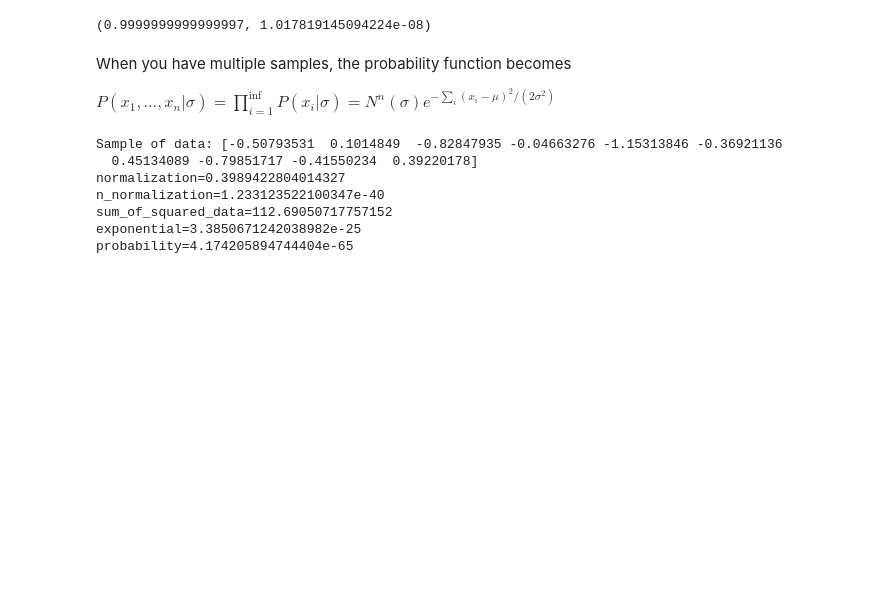
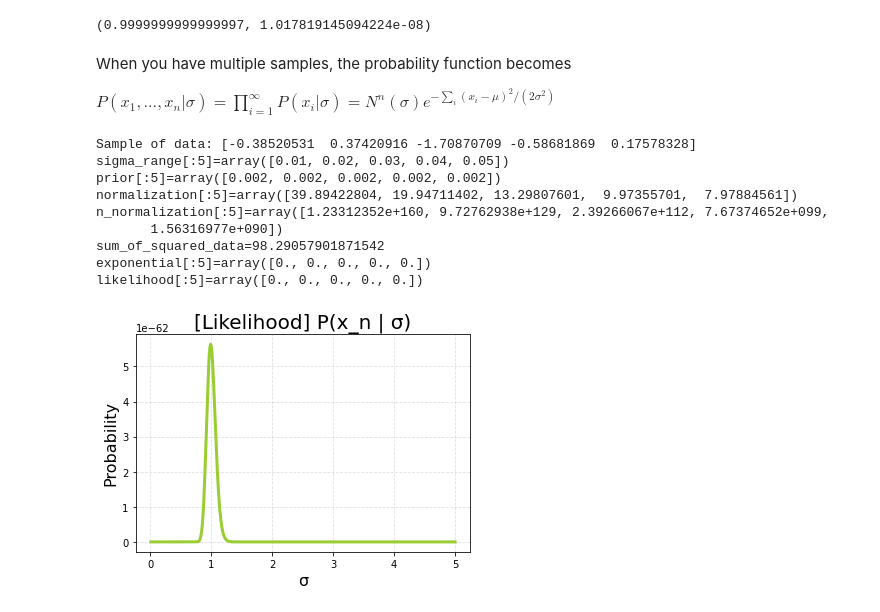
Before and after one commit to r-hensley/phys_250, a Jupyter notebook: HW/bayesian_inference.ipynb, the cells around one changed output. Saved outputs shown, nothing was run; the diff lists cells and outputs as text; code cells hidden in the pictures; blank space fills up the shorter version.

```diff
--- a/HW/bayesian_inference.ipynb
+++ b/HW/bayesian_inference.ipynb
@@ -46,37 +46,68 @@ print(integrate.quad(gaussian, -np.inf, np.inf))
 # %% [markdown]
 When you have multiple samples, the probability function becomes
 
-$ P(x_1, ..., x_n|\sigma) = \prod^{\inf}_{i=1} P(x_i|\sigma)=N^n(\sigma) e^{-\sum_i (x_i-\mu)^2/(2 \sigma^2)}$
+$ P(x_1, ..., x_n|\sigma) = \prod^{\infty}_{i=1} P(x_i|\sigma)=N^n(\sigma) e^{-\sum_i (x_i-\mu)^2/(2 \sigma^2)}$
 # %%
-# Make one hundred samples
+# Make one hundred samples for x
 data = np.random.normal(0, 1, 100)
-print(f"Sample of data: {data[:10]}")
+print(f"Sample of data: {data[:5]}")
 
-# For one Gaussian, the normalization is...
-normalization = 1/(np.sqrt(2*np.pi)*width)
-print(f"{normalization=}")
+# Generate range of possible widths sigmas
+sigma_range: np.ndarray = np.linspace(0.01, 5, 500)
+# prior distribution P(sigma)
+prior = np.ones(500)/500
+print(f"{sigma_range[:5]=}")
+print(f"{prior[:5]=}")
+
+# For one Gaussian, the distribution of normalizations for sigmas is...
+normalization: np.ndarray = 1/(np.sqrt(2*np.pi)*sigma_range)
+print(f"{normalization[:5]=}")
 
 # For one hundred points, do N(sigma)^n
-n_normalization = normalization ** 100
-print(f"{n_normalization=}")
+n_normalization: np.ndarray = normalization ** 100
+print(f"{n_normalization[:5]=}")
 
 # The exponent has a sum over the squares of all the data
 squared_data = [(i - mean)**2 for i in data]
-sum_of_squared_data = sum(squared_data)
+sum_of_squared_data: int = sum(squared_data)
 print(f"{sum_of_squared_data=}")
 
-# Final value of exponential
-exponential = np.exp(-sum_of_squared_data / (2*width**2))
-print(f"{exponential=}")
+# Distribution of final value of exponential for all values of sigma
+exponential: np.ndarray = np.exp(-sum_of_squared_data / (2*sigma_range**2))
+print(f"{exponential[:5]=}")
 
 # Multiply times normalization
-probability = n_normalization * exponential
-print(f"{probability=}")
+likelihood: np.ndarray = n_normalization * exponential
+print(f"{likelihood[:5]=}")
 # %% [output]
-Sample of data: [-0.50793531  0.1014849  -0.82847935 -0.04663276 -1.15313846 -0.36921136
-  0.45134089 -0.79851717 -0.41550234  0.39220178]
-normalization=0.3989422804014327
-n_normalization=1.233123522100347e-40
-sum_of_squared_data=112.69050717757152
-exponential=3.3850671242038982e-25
-probability=4.174205894744404e-65
+Sample of data: [-0.38520531  0.37420916 -1.70870709 -0.58681869  0.17578328]
+sigma_range[:5]=array([0.01, 0.02, 0.03, 0.04, 0.05])
+prior[:5]=array([0.002, 0.002, 0.002, 0.002, 0.002])
+normalization[:5]=array([39.89422804, 19.94711402, 13.29807601,  9.97355701,  7.97884561])
+n_normalization[:5]=array([1.23312352e+160, 9.72762938e+129, 2.39266067e+112, 7.67374652e+099,
+       1.56316977e+090])
+sum_of_squared_data=98.29057901871542
+exponential[:5]=array([0., 0., 0., 0., 0.])
+likelihood[:5]=array([0., 0., 0., 0., 0.])
+# %%
+from matplotlib import pyplot as plt
+
+# Create the plot
+fig1, ax1 = plt.subplots()
+ax1.plot(sigma_range, likelihood, linewidth=3, color='yellowgreen')
+
+# Add a title
+ax1.set_title('[Likelihood] P(x_n | σ)' , fontsize=20)
+
+# Add X and y Label
+ax1.set_xlabel("σ", fontsize=16)
+ax1.set_ylabel("Probability", fontsize=16)
+
+# Add a grid
+plt.grid(alpha=.4, linestyle='--')
+
+# Show the plot
+plt.show()
+# Centered at 0.3
+# %% [output]
+[figure, added]
```
Also changed, not shown: parts of 2 cells of this notebook.
